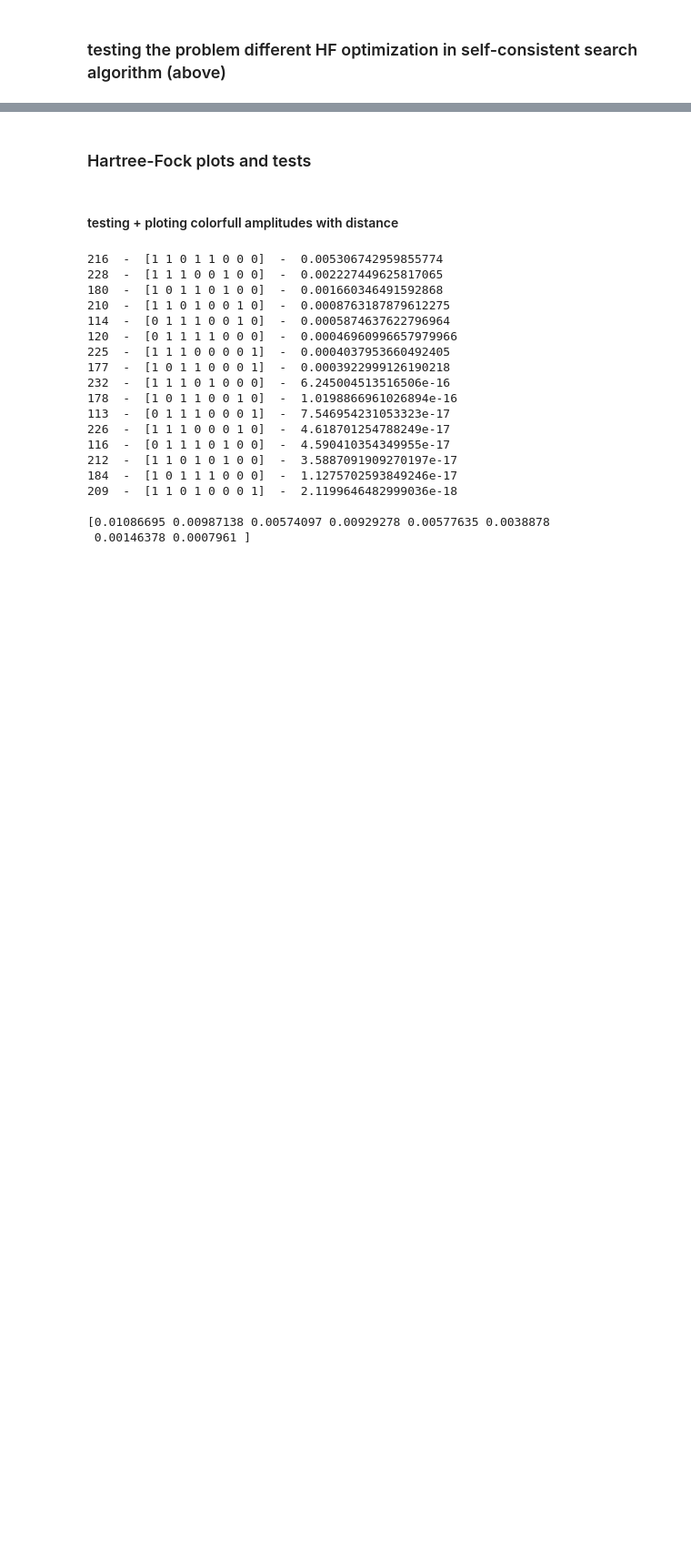
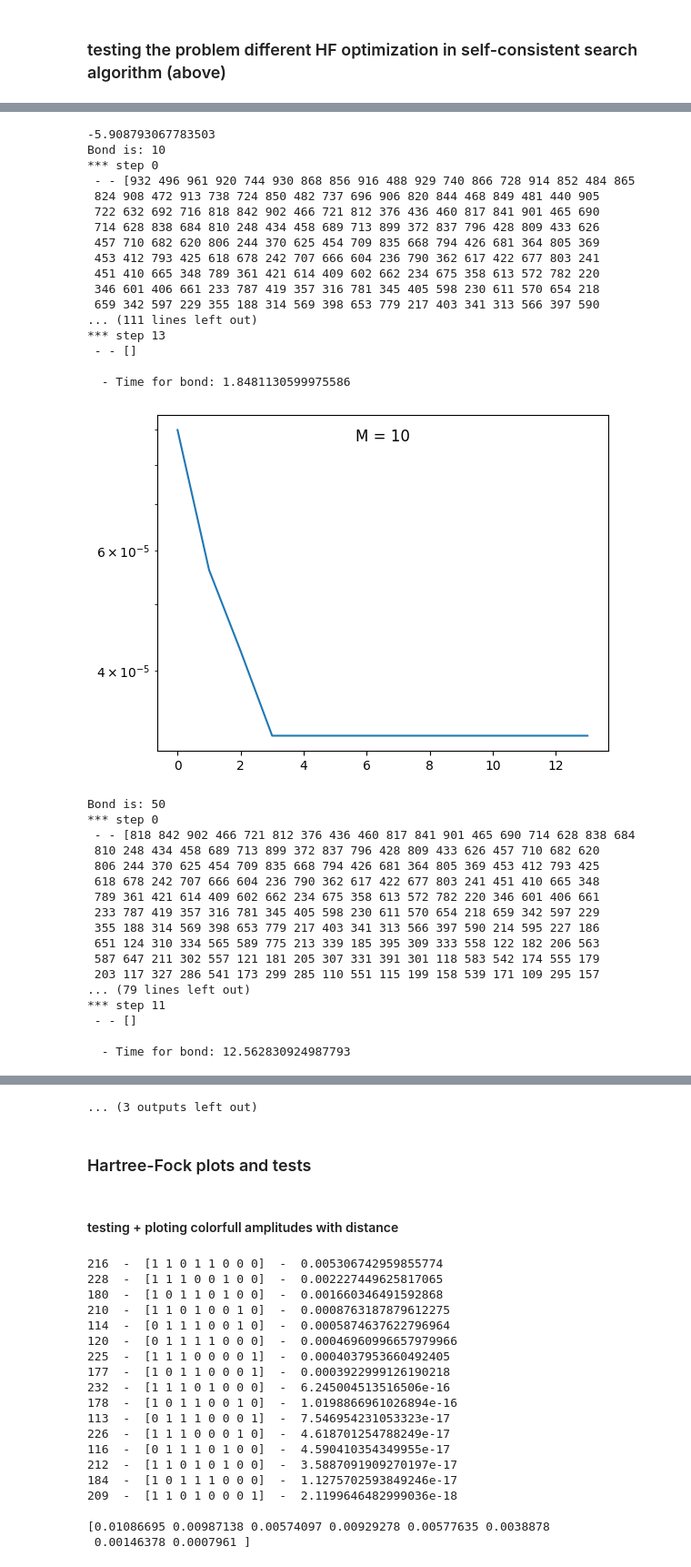
Before and after one commit to Arash-H-Jafarizadeh/Fermionic-State-Preparation, a Jupyter notebook: Fermionic_Hartree_Fock_Method(Adam).ipynb, the cells around one changed output, grey strips where cells are left out. Shown at 91% size. Drawn from its saved outputs; the diff is of its cells as text; code cells hidden in the pictures; blank space fills up the shorter version.

```diff
--- a/Fermionic_Hartree_Fock_Method(Adam).ipynb
+++ b/Fermionic_Hartree_Fock_Method(Adam).ipynb
@@ -537,9 +537,9 @@ def new_hart_fock_optimization(physical, L, **kws):
     return(last_E, last_U)
 
 
-def new_hf_optimization(physical, L, bond_size, **kws):
+def new_hf_synape_search(physical, L, bond_size, **kws):
     max_steps = kws['max_steps'] if 'max_steps' in kws.keys() else 200
-    size_step = kws['size_step'] if 'size_step' in kws.keys() else 5
+    size_step = kws['size_step'] if 'size_step' in kws.keys() else 2*L
     # amp_trshld = kws['amp_trshld'] if 'amp_trshld' in kws.keys() else 1.e-12
     # output_amps = kws['return_amps'] if 'return_amps' in kws.keys() else False
 
@@ -625,34 +886,70 @@ print(ed_energy[L])
 
 data = []
 for bond in range(10,252,40):
     t0 = tt.time()
     print(f"Bond is: {bond}")
     # bond = 30
     step = 20
 
-    test_energy, test_bond, test_amps = new_hf_optimization(physical, L, bond, size_step = step, PBC=False, max_iters = 200)
+    test_energy, test_bond, test_amps = new_hf_synape_search(physical, L, bond, size_step = step, PBC=False, max_iters = 200)
 
     test_energy = (np.array(test_energy) - ed_energy[L])/L
 
-    test_energy[-1] = 1.e-18 if test_energy[-1] == 0.0 else test_energy[-1]
+    test_energy[-1] = 1.e-16 if test_energy[-1] == 0.0 else test_energy[-1]
 
     data.append(test_energy[-1])
 
-    print("  - Bond len is: ",len(test_bond))
+    # print("  - Bond len is: ",len(test_bond))
     # print(len(test_bond)," - ",test_bond)
     # print(basis_distance(test_bond, L))
     dists = np.unique(basis_distance(test_bond, L),return_counts=True)
     # print(zip(dists))
     print("  - Time for bond:", tt.time()-t0)
 
     pl.plot(test_energy)
     pl.yscale('log')
     # pl.xscale('log')
     pl.title(f"M = {bond}", y=0.9001)
     pl.show()
 
 
-pl.plot( range(10,220,40), data)
+pl.plot( range(10,252,40), data)
 # pl.ylim([1.e-24, 1.e-3])
 pl.yscale('log')
 pl.show()
+# %% [output]
+-5.908793067783503
+Bond is: 10
+*** step 0
+ - - [932 496 961 920 744 930 868 856 916 488 929 740 866 728 914 852 484 865
+ 824 908 472 913 738 724 850 482 737 696 906 820 844 468 849 481 440 905
+ 722 632 692 716 818 842 902 466 721 812 376 436 460 817 841 901 465 690
+ 714 628 838 684 810 248 434 458 689 713 899 372 837 796 428 809 433 626
+ 457 710 682 620 806 244 370 625 454 709 835 668 794 426 681 364 805 369
+ 453 412 793 425 618 678 242 707 666 604 236 790 362 617 422 677 803 241
+ 451 410 665 348 789 361 421 614 409 602 662 234 675 358 613 572 782 220
+ 346 601 406 661 233 787 419 357 316 781 345 405 598 230 611 570 654 218
+ 659 342 597 229 355 188 314 569 398 653 779 217 403 341 313 566 397 590
+... (111 lines left out)
+*** step 13
+ - - []
+
+  - Time for bond: 1.8481130599975586
+[figure, added]
+Bond is: 50
+*** step 0
+ - - [818 842 902 466 721 812 376 436 460 817 841 901 465 690 714 628 838 684
+ 810 248 434 458 689 713 899 372 837 796 428 809 433 626 457 710 682 620
+ 806 244 370 625 454 709 835 668 794 426 681 364 805 369 453 412 793 425
+ 618 678 242 707 666 604 236 790 362 617 422 677 803 241 451 410 665 348
+ 789 361 421 614 409 602 662 234 675 358 613 572 782 220 346 601 406 661
+ 233 787 419 357 316 781 345 405 598 230 611 570 654 218 659 342 597 229
+ 355 188 314 569 398 653 779 217 403 341 313 566 397 590 214 595 227 186
+ 651 124 310 334 565 589 775 213 339 185 395 309 333 558 122 182 206 563
+ 587 647 211 302 557 121 181 205 307 331 391 301 118 583 542 174 555 179
+ 203 117 327 286 541 173 299 285 110 551 115 199 158 539 171 109 295 157
+... (79 lines left out)
+*** step 11
+ - - []
+
+  - Time for bond: 12.562830924987793
@@ -659,3 +1029,4 @@ pl.show()
+... (3 outputs left out)
 # %%
 
 
```
Also changed, not shown: parts of 3 cells of this notebook.
